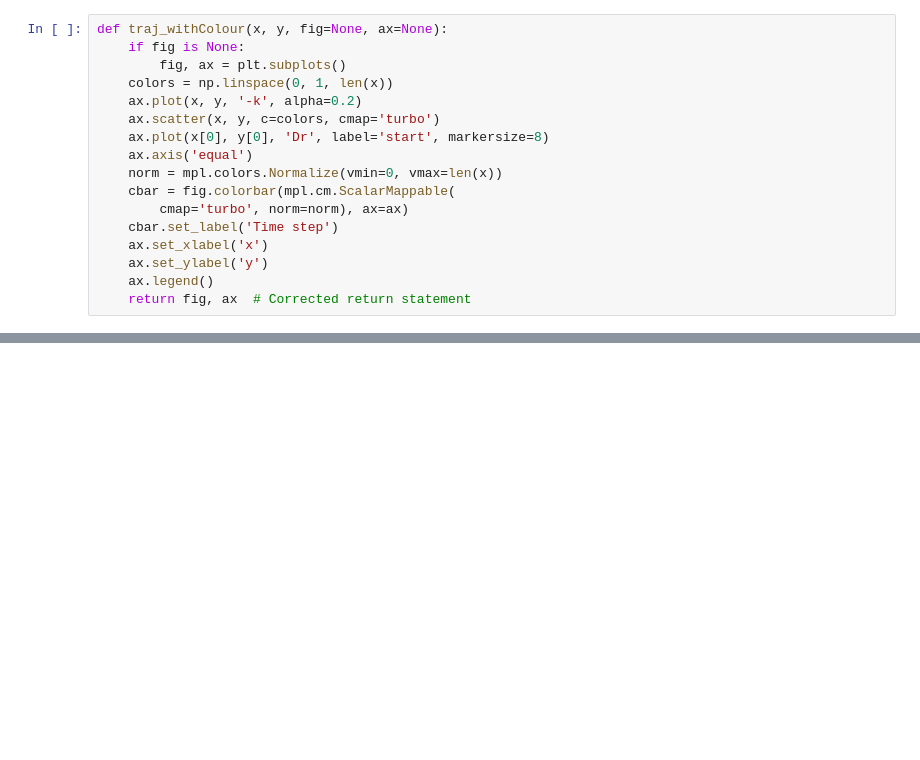
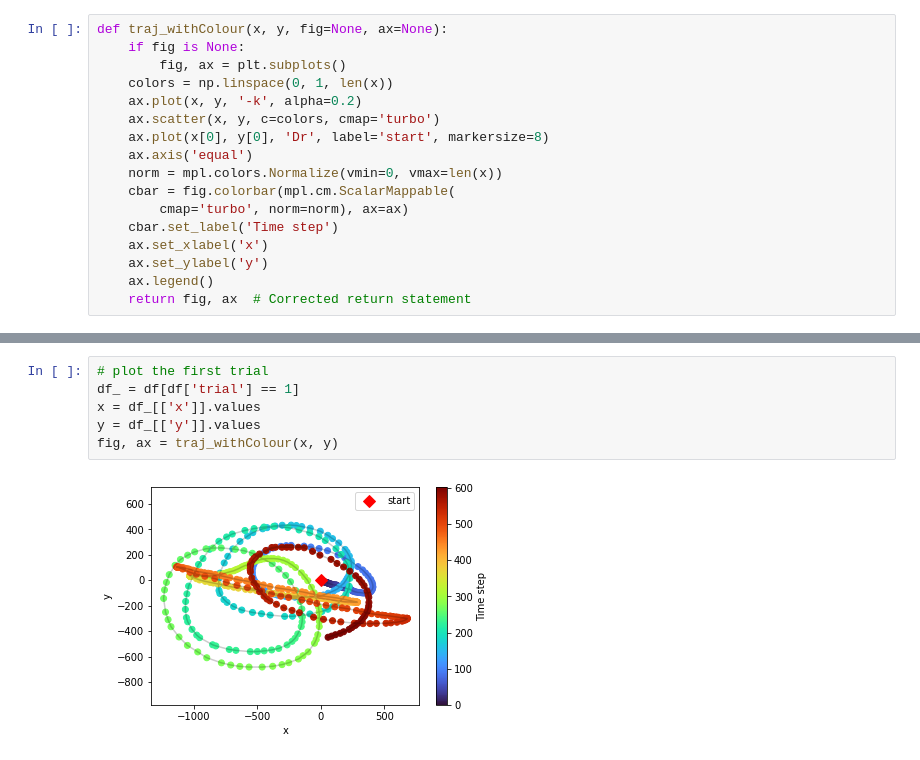
Before and after one commit to takumasano/PRJ, a Jupyter notebook: prj_task2.ipynb, the cells around one changed output, grey strips where cells are left out. Drawn from its saved outputs; the diff is of its cells as text; blank space fills up the shorter version.

```diff
--- a/prj_task2.ipynb
+++ b/prj_task2.ipynb
@@ -43 +64,9 @@ def traj_withColour(x, y, fig=None, ax=None):
+# %%
+# plot the first trial
+df_ = df[df['trial'] == 1]
+x = df_[['x']].values
+y = df_[['y']].values
+fig, ax = traj_withColour(x, y)
+# %% [output]
+[figure, added]
 # %%
```
Also changed, not shown: parts of 4 cells of this notebook.
